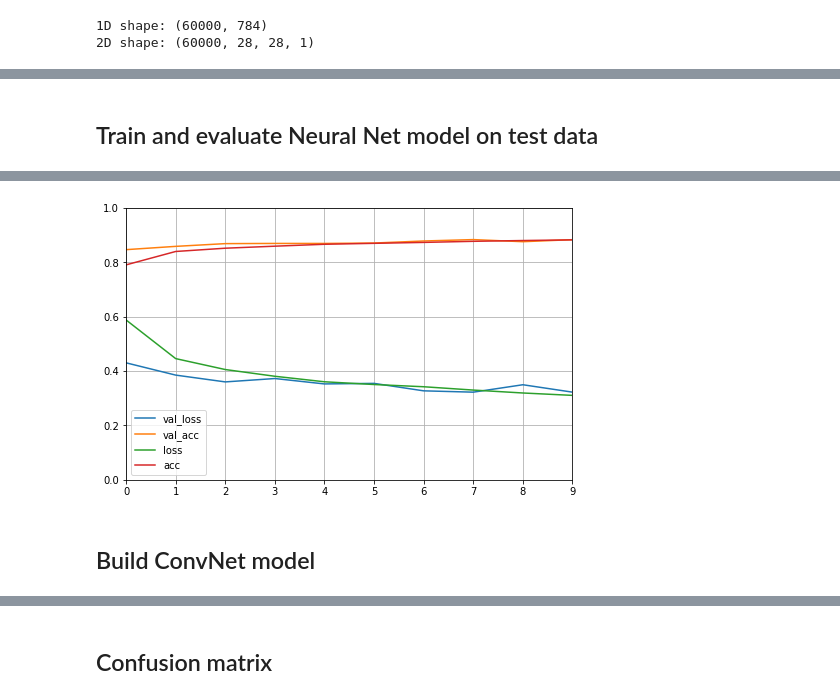
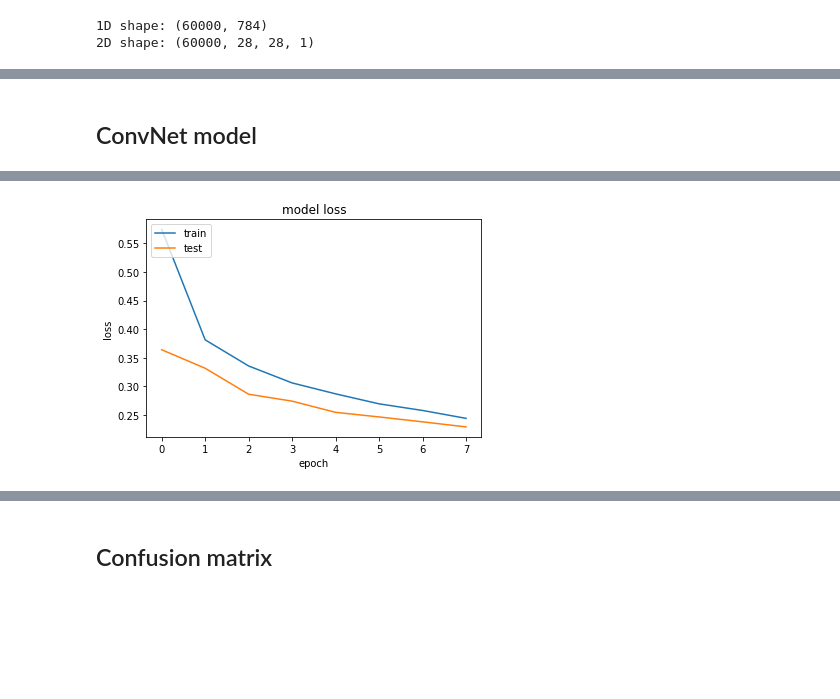
Before and after one commit to jhagelback/ml-sk, a Jupyter notebook: Keras/Fashion MNIST.ipynb, the cells around one changed output, grey strips where cells are left out. Saved outputs shown, nothing was run; the diff lists cells and outputs as text; code cells hidden in the pictures; blank space fills up the shorter version.

```diff
--- a/Keras/Fashion MNIST.ipynb
+++ b/Keras/Fashion MNIST.ipynb
@@ -90,9 +72,16 @@ None
 # %%
+# Create Linear Softmax model
+lin_clf = Sequential()
+lin_clf.add(Dense(10, input_dim=784, activation="softmax"))
+
+# Compile model
+lin_clf.compile(loss="categorical_crossentropy", optimizer="adam", metrics=["accuracy"])
+
 # Start timer
 start = time.time()
 
 # Train model on training data
-lin_clf.fit(X_train_1D, y_train, batch_size=32, epochs=8, verbose=1)
+history = lin_clf.fit(X_train_1D, y_train, batch_size=64, epochs=6, validation_split=0.1, verbose=1)
 # Evaluate model on test data
 score = lin_clf.evaluate(X_test_1D, y_test, verbose=0)
 
@@ -102,4 +91,13 @@ end = time.time()
 # Print results
 print("\nTest Accuracy: {0:0.2f}%".format(score[1] * 100))
 print("Time elapsed: {0:0.2f} sec".format(end - start))
+
+# Plot training history
+plt.plot(history.history['loss'])
+plt.plot(history.history['val_loss'])
+plt.title('model loss')
+plt.ylabel('loss')
+plt.xlabel('epoch')
+plt.legend(['train', 'test'], loc='upper left')
+plt.show()
 # %% [output]
@@ -161,16 +183,33 @@ None
-# %% [markdown]
-<h2>Train and evaluate Neural Net model on test data</h2>
+# %% [markdown]
+## ConvNet model
 # %%
-# Early stopping
-cp = EarlyStopping(patience=2, restore_best_weights=True)
+# Create ConvNet model
+cnn_clf = Sequential()
+# - first conv/pool
+cnn_clf.add(Convolution2D(32, (3,3), input_shape=(28,28,1), activation="relu", padding="same", kernel_initializer="normal"))
+cnn_clf.add(MaxPooling2D(pool_size=(2,2))) # reduces size to 14x14
+cnn_clf.add(Dropout(0.3))
+# - second conv/pool
+cnn_clf.add(Convolution2D(64, (3,3), activation="relu", padding="same", kernel_initializer="normal"))
+cnn_clf.add(MaxPooling2D(pool_size=(2,2))) # reduces size to 7x7
+cnn_clf.add(Dropout(0.3))
+# - fully connected
+cnn_clf.add(Flatten())
+cnn_clf.add(Dense(128, activation="relu"))
+cnn_clf.add(Dropout(0.3))
+# - output
+cnn_clf.add(Dense(10, activation="softmax"))
+
+# Compile model
+cnn_clf.compile(loss="categorical_crossentropy", optimizer="adam", metrics=["accuracy"])
 
 # Start timer
 start = time.time()
 
 # Train model on training data
-history = nn_clf.fit(X_train_1D, y_train, batch_size=64, epochs=15, validation_split=0.2, callbacks=[cp], verbose=1)
+history = cnn_clf.fit(X_train_2D, y_train, batch_size=64, epochs=8, validation_split=0.1, verbose=1)
 # Evaluate model on test data
-score = nn_clf.evaluate(X_test_1D, y_test, verbose=0)
+score = cnn_clf.evaluate(X_test_2D, y_test, verbose=0)
 
 # Stop timer
 end = time.time()
@@ -180,8 +219,11 @@ print("\nTest Accuracy: {0:0.2f}%".format(score[1] * 100))
 print("Time elapsed: {0:0.2f} sec".format(end - start))
 
 # Plot training history
-pd.DataFrame(history.history).plot(figsize=(8, 5))
-plt.grid(True)
-plt.gca().set_ylim(0, 1)
+plt.plot(history.history['loss'])
+plt.plot(history.history['val_loss'])
+plt.title('model loss')
+plt.ylabel('loss')
+plt.xlabel('epoch')
+plt.legend(['train', 'test'], loc='upper left')
 plt.show()
 # %% [output]
@@ -205,3 +250 @@ Time elapsed: 32.86 sec
-[figure, old version]
+[figure, new version]
-# %% [markdown]
-<h2>Build ConvNet model</h2>
```
Also changed, not shown: parts of 19 cells of this notebook.
